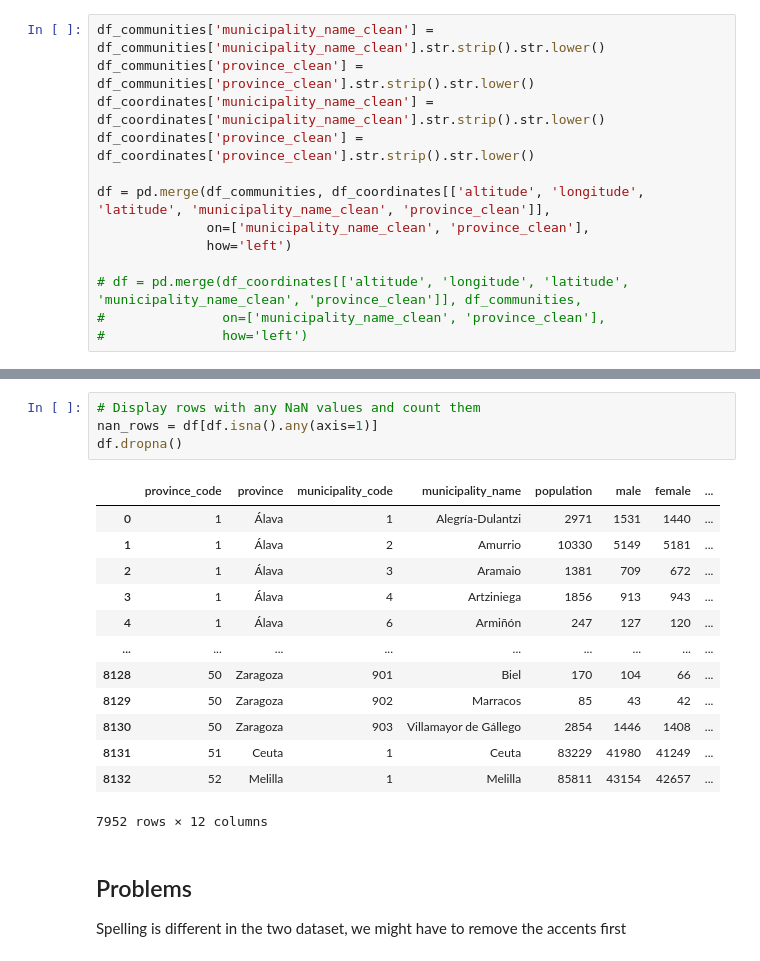
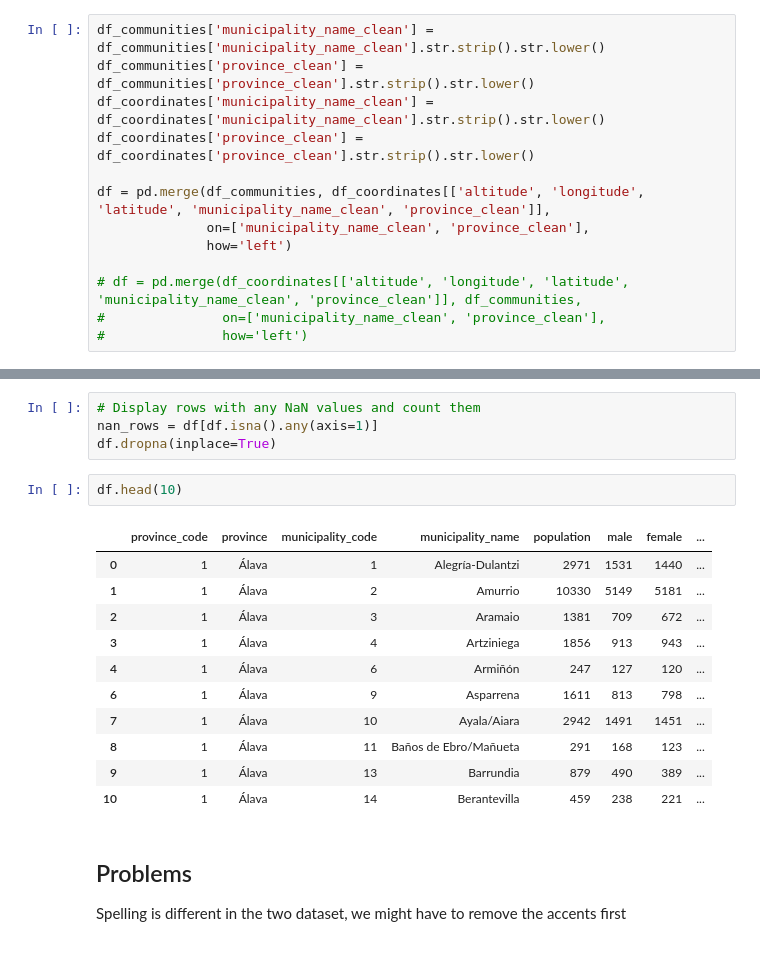
Before and after one commit to marimoysan/ml-pueblos, a Jupyter notebook: notebooks/clean_data.ipynb, the cells around one changed output, grey strips where cells are left out. Saved outputs shown, nothing was run; the diff lists cells and outputs as text.

```diff
--- a/notebooks/eda.ipynb
+++ b/notebooks/clean_data.ipynb
@@ -220,21 +218,21 @@ df
 # %%
 # Display rows with any NaN values and count them
 nan_rows = df[df.isna().any(axis=1)]
-df.dropna()
+df.dropna(inplace=True)
-# %% [output]
-|  | province_code | province | municipality_code | municipality_name | population | male | female | ... |
-| 0 | 1 | Álava | 1 | Alegría-Dulantzi | 2971 | 1531 | 1440 | ... |
-| 1 | 1 | Álava | 2 | Amurrio | 10330 | 5149 | 5181 | ... |
-| 2 | 1 | Álava | 3 | Aramaio | 1381 | 709 | 672 | ... |
-| 3 | 1 | Álava | 4 | Artziniega | 1856 | 913 | 943 | ... |
-| 4 | 1 | Álava | 6 | Armiñón | 247 | 127 | 120 | ... |
-| ... | ... | ... | ... | ... | ... | ... | ... | ... |
-| 8128 | 50 | Zaragoza | 901 | Biel | 170 | 104 | 66 | ... |
-| 8129 | 50 | Zaragoza | 902 | Marracos | 85 | 43 | 42 | ... |
-| 8130 | 50 | Zaragoza | 903 | Villamayor de Gállego | 2854 | 1446 | 1408 | ... |
-| 8131 | 51 | Ceuta | 1 | Ceuta | 83229 | 41980 | 41249 | ... |
-| 8132 | 52 | Melilla | 1 | Melilla | 85811 | 43154 | 42657 | ... |
-7952 rows × 12 columns
+# %%
+df.head(10)
+# %% [output]
+|  | province_code | province | municipality_code | municipality_name | population | male | female | ... |
+| 0 | 1 | Álava | 1 | Alegría-Dulantzi | 2971 | 1531 | 1440 | ... |
+| 1 | 1 | Álava | 2 | Amurrio | 10330 | 5149 | 5181 | ... |
+| 2 | 1 | Álava | 3 | Aramaio | 1381 | 709 | 672 | ... |
+| 3 | 1 | Álava | 4 | Artziniega | 1856 | 913 | 943 | ... |
+| 4 | 1 | Álava | 6 | Armiñón | 247 | 127 | 120 | ... |
+| 6 | 1 | Álava | 9 | Asparrena | 1611 | 813 | 798 | ... |
+| 7 | 1 | Álava | 10 | Ayala/Aiara | 2942 | 1491 | 1451 | ... |
+| 8 | 1 | Álava | 11 | Baños de Ebro/Mañueta | 291 | 168 | 123 | ... |
+| 9 | 1 | Álava | 13 | Barrundia | 879 | 490 | 389 | ... |
+| 10 | 1 | Álava | 14 | Berantevilla | 459 | 238 | 221 | ... |
 # %% [markdown]
 ## Problems
 
```
Also changed, not shown: parts of 3 cells of this notebook, 1 other file.
